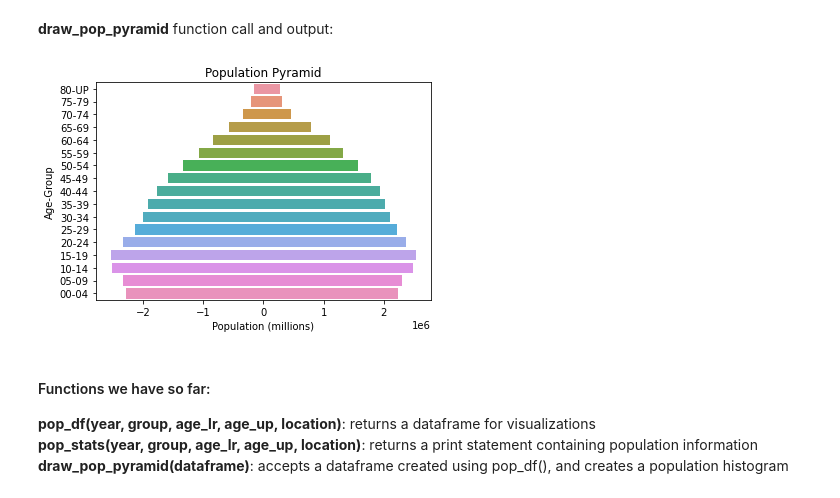
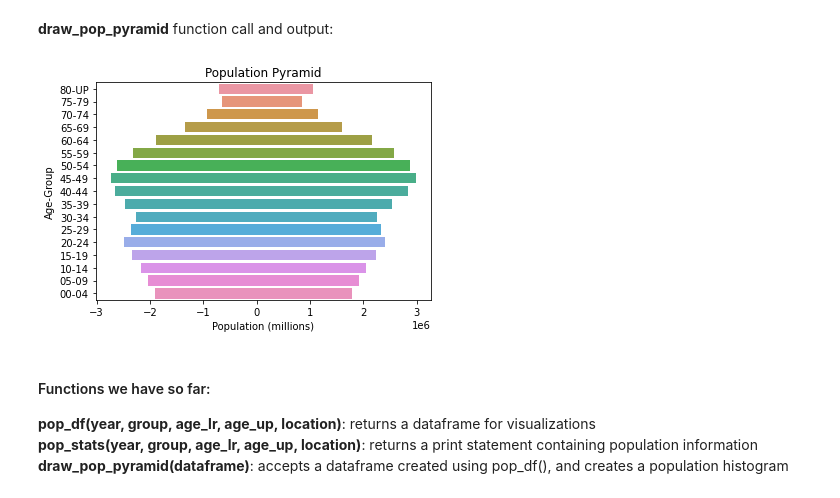
Before and after one commit to jasminlee/EEP-153-Mahalanobis-project-1, a Jupyter notebook: project1.ipynb, the cells around one changed output. Cells and saved outputs as stored; diff of their text form; code cells hidden in the pictures.

```diff
--- a/project1.ipynb
+++ b/project1.ipynb
@@ -210,9 +198,7 @@ visualizing the data.
 # %% [markdown]
 **draw_pop_pyramid (dataframe)**
 # %%
-def draw_pop_pyramid(dataframe):
-    #get a dataframe by calling pop_df
-    df = pop_df(year, group, age_lower, age_upper, location)
+def draw_pop_pyramid(df):
     #negate values under 'Male'
     df['Male'] = df['Male'].apply(lambda x: -x)
     #remove unnecessary columns
@@ -227,14 +213,14 @@ def draw_pop_pyramid(dataframe):
 # %%
 year = 2018
 group = 'all'
 age_lower = 0
 age_upper = 80
-location = 'myanmar'
+location = 'thailand'
 
 df = pop_df(year, group, age_lower, age_upper, location)
 draw_pop_pyramid(df)
 # %% [output]
-[figure, old version]
+[figure, new version]
 # %% [markdown]
 #### Functions we have so far:
 **pop_df(year, group, age_lr, age_up, location)**: returns a dataframe for visualizations<br>
```
Also changed, not shown: parts of 5 cells of this notebook.
